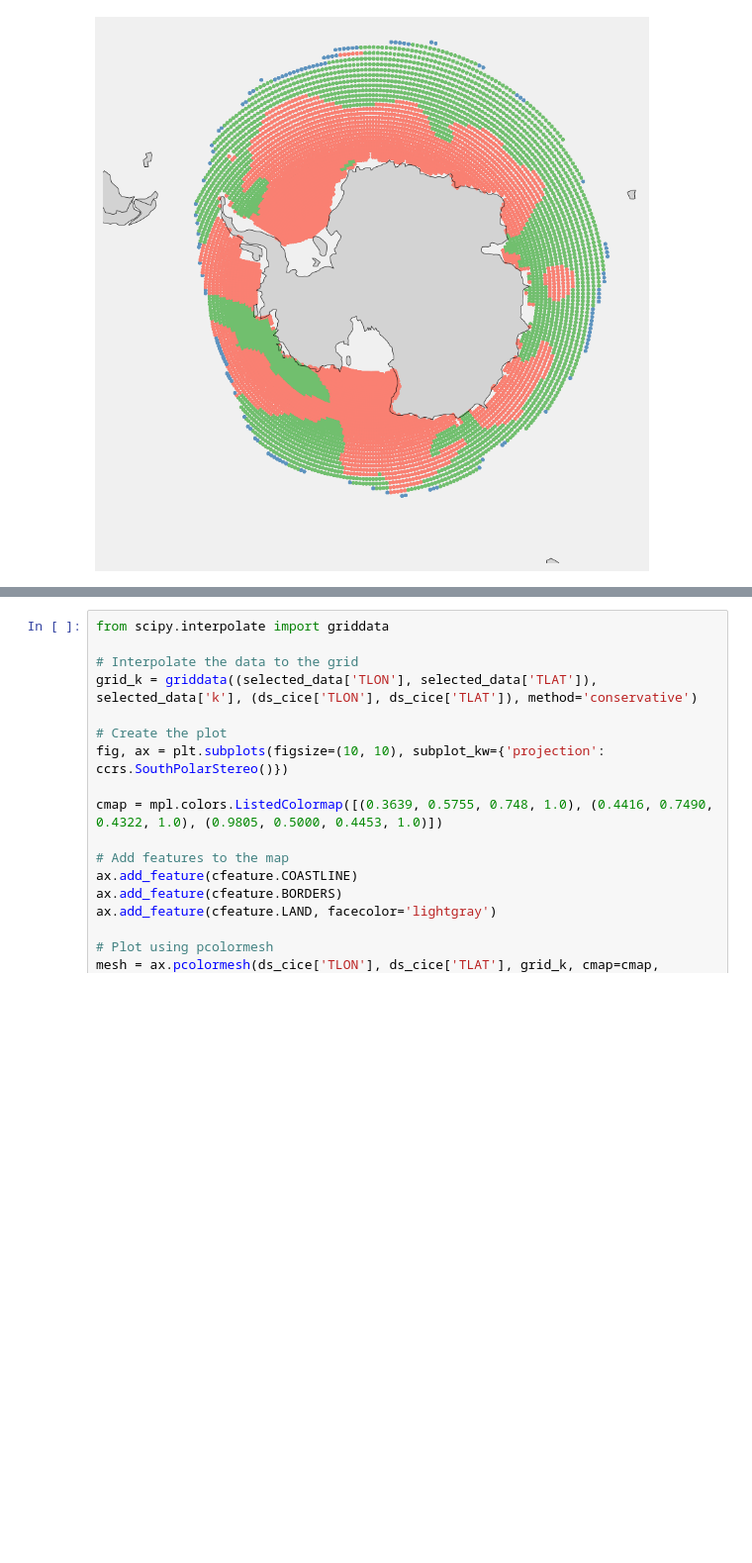
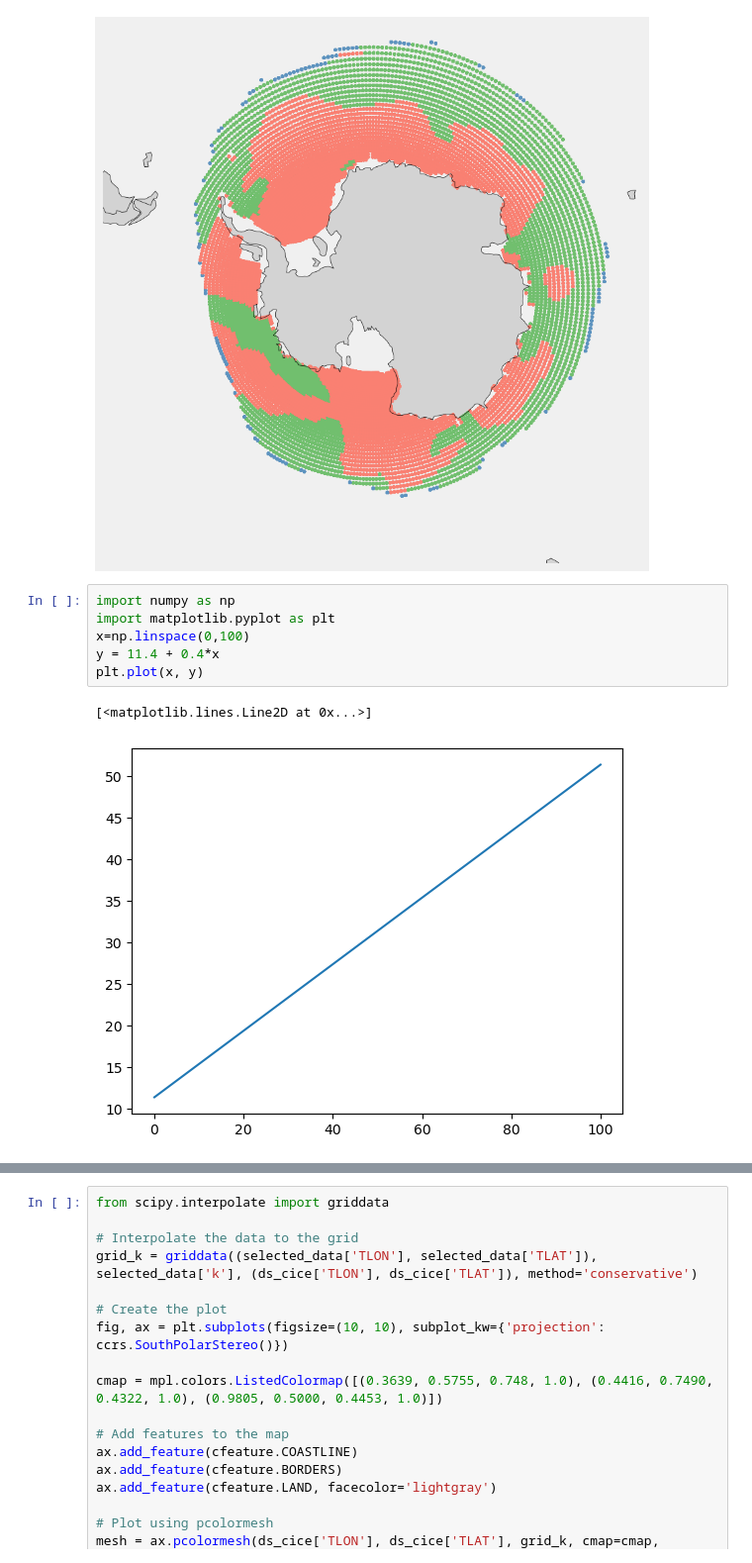
Before and after one commit to NoahDay/sea-ice-classification, a Jupyter notebook: k-means-velocities.ipynb, the cells around one changed output, grey strips where cells are left out. Shown at 99% size. Drawn from its saved outputs; the diff is of its cells as text; blank space fills up the shorter version.

```diff
--- a/k-means-velocities.ipynb
+++ b/k-means-velocities.ipynb
@@ -347,3 +347,12 @@ plt.savefig('figures/map-speed_1deg.png', dpi = 300)
 plt.show()
 # %% [output]
 [figure]
+# %%
+import numpy as np
+import matplotlib.pyplot as plt
+x=np.linspace(0,100)
+y = 11.4 + 0.4*x
+plt.plot(x, y)
+# %% [output]
+[<matplotlib.lines.Line2D at 0x...>]
+[figure, added]
```
Also changed, not shown: parts of 1 cell of this notebook, 1 other file.
